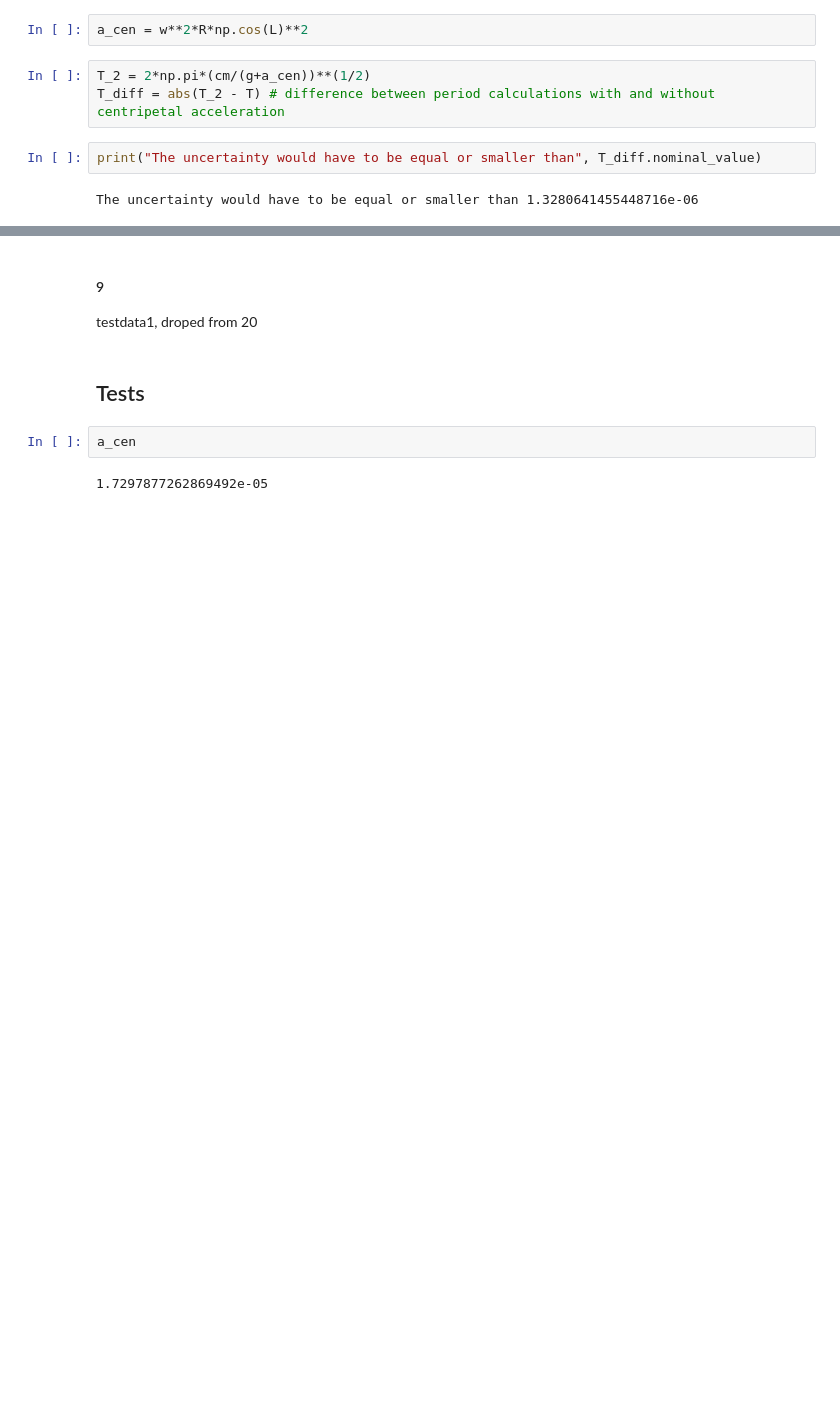
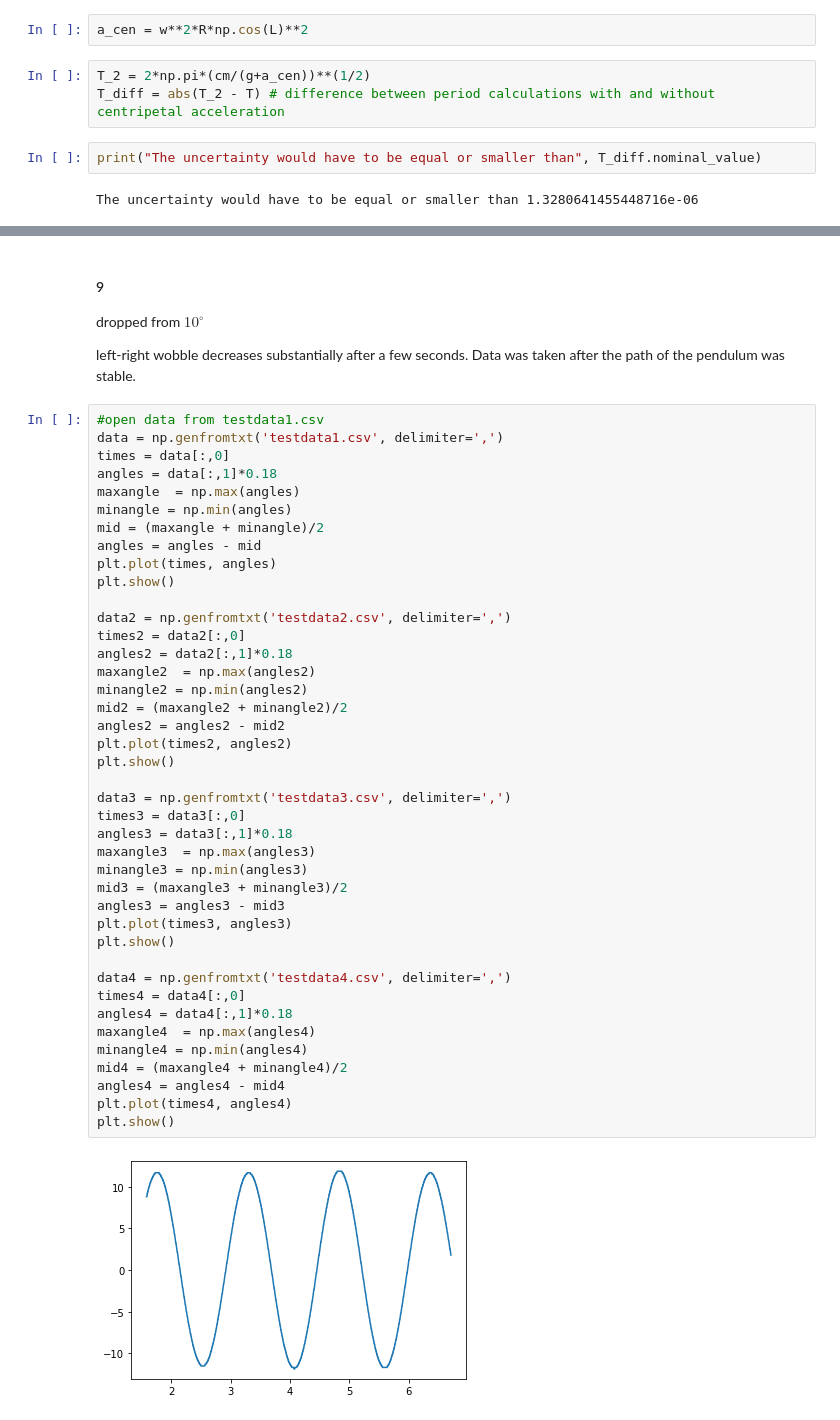
Before and after one commit to Shaquible/ENPH-353, a Jupyter notebook: 353Lab1 (1).ipynb, the cells around one changed output, grey strips where cells are left out. Drawn from its saved outputs; the diff is of its cells as text; blank space fills up the shorter version.

```diff
--- a/353Lab1 (1).ipynb
+++ b/353Lab1 (1).ipynb
@@ -89,9 +93,48 @@ The encoder is set to 2000 ticks per rev. This makes the output in $0.18^\circ$
 # %% [markdown]
 #### 9
-testdata1, droped from 20
+dropped from $10^\circ$
+
+left-right wobble decreases substantially after a few seconds. Data was taken after the path of the pendulum was stable.
-# %% [markdown]
-## Tests
-# %%
-a_cen
-# %% [output]
-1.7297877262869492e-05
+# %%
+#open data from testdata1.csv
+data = np.genfromtxt('testdata1.csv', delimiter=',')
+times = data[:,0]
+angles = data[:,1]*0.18
+maxangle  = np.max(angles)
+minangle = np.min(angles)
+mid = (maxangle + minangle)/2
+angles = angles - mid
+plt.plot(times, angles)
+plt.show()
+
+data2 = np.genfromtxt('testdata2.csv', delimiter=',')
+times2 = data2[:,0]
+angles2 = data2[:,1]*0.18
+maxangle2  = np.max(angles2)
+minangle2 = np.min(angles2)
+mid2 = (maxangle2 + minangle2)/2
+angles2 = angles2 - mid2
+plt.plot(times2, angles2)
+plt.show()
+
+data3 = np.genfromtxt('testdata3.csv', delimiter=',')
+times3 = data3[:,0]
+angles3 = data3[:,1]*0.18
+maxangle3  = np.max(angles3)
+minangle3 = np.min(angles3)
+mid3 = (maxangle3 + minangle3)/2
+angles3 = angles3 - mid3
+plt.plot(times3, angles3)
+plt.show()
+
+data4 = np.genfromtxt('testdata4.csv', delimiter=',')
+times4 = data4[:,0]
+angles4 = data4[:,1]*0.18
+maxangle4  = np.max(angles4)
+minangle4 = np.min(angles4)
+mid4 = (maxangle4 + minangle4)/2
+angles4 = angles4 - mid4
+plt.plot(times4, angles4)
+plt.show()
+# %% [output]
+[figure, added]
```
Also changed, not shown: parts of 23 cells of this notebook, 7 other files.
